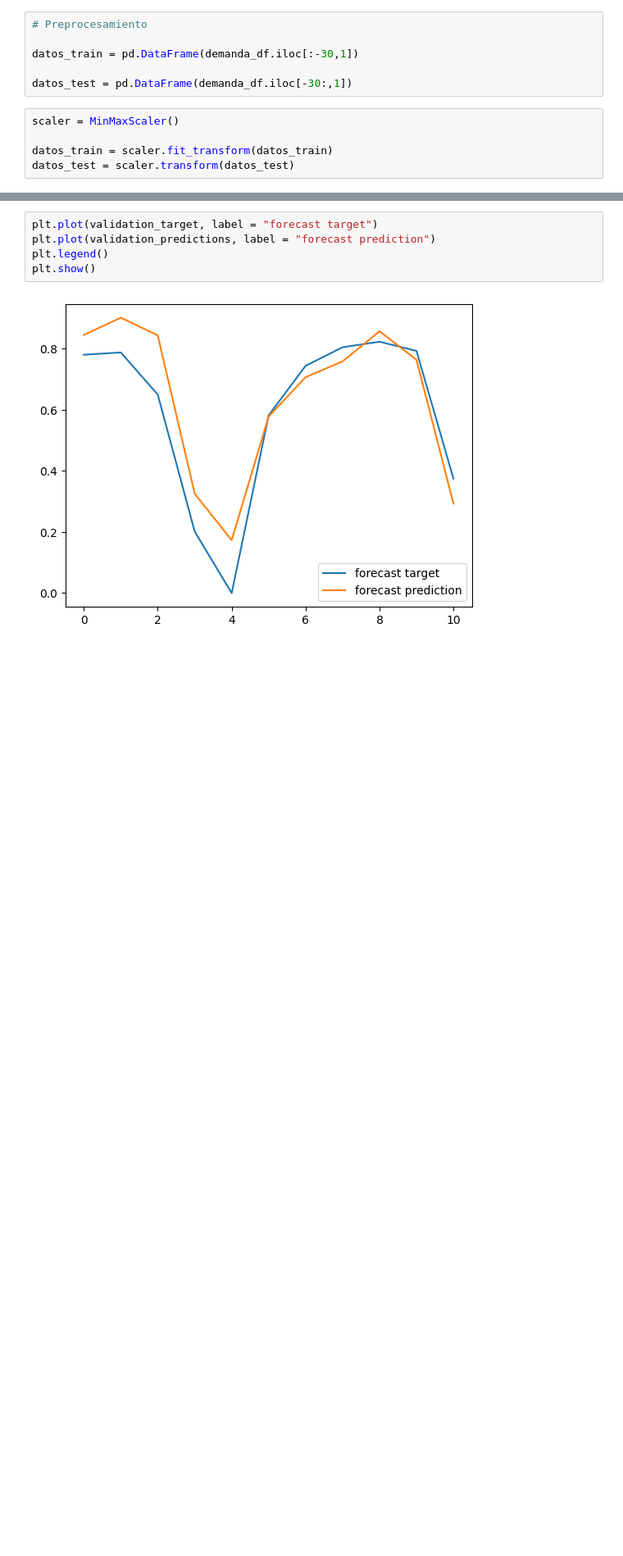
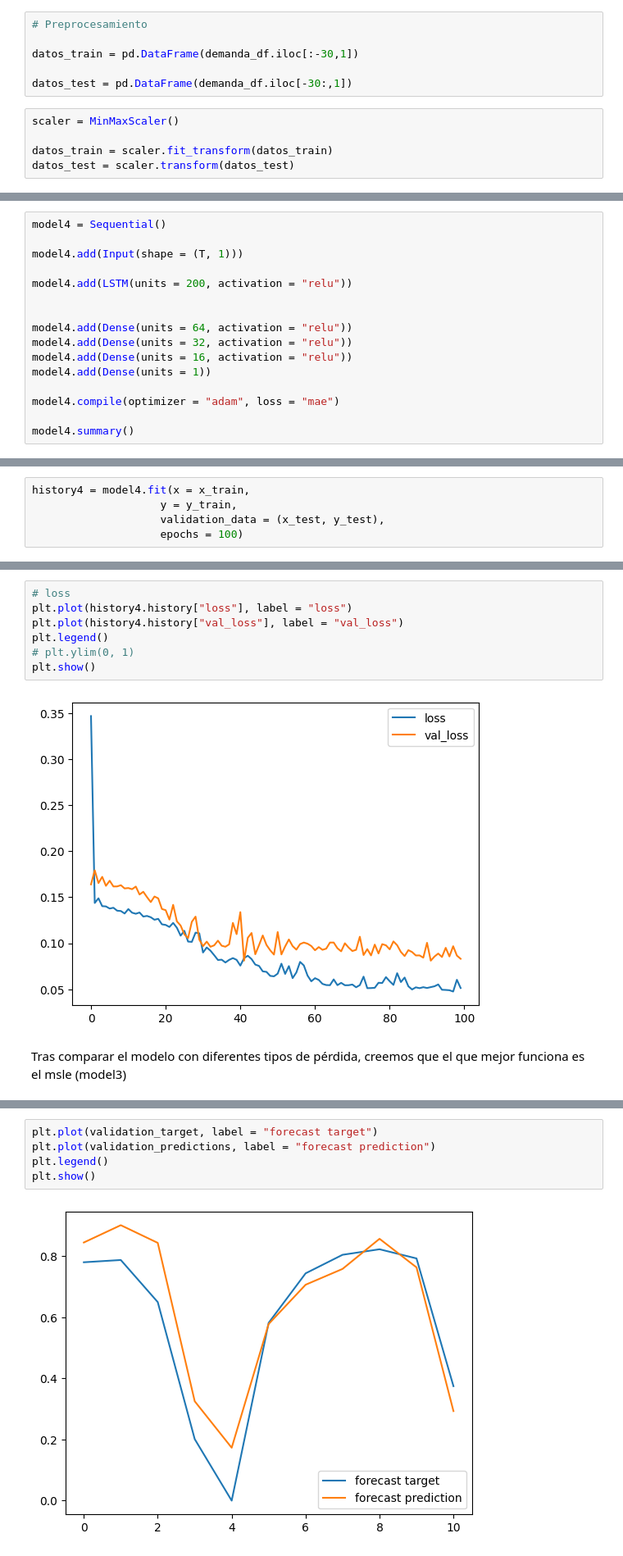
Before and after one commit to AcostaJoaquin/PFB-Grupo-B, a Jupyter notebook: notebooks/ML/demanda_ml.ipynb, the cells around one changed output, grey strips where cells are left out. Shown at 82% size. Cells and saved outputs as stored; diff of their text form; blank space fills up the shorter version.

```diff
--- a/notebooks/ML/demanda_ml.ipynb
+++ b/notebooks/ML/demanda_ml.ipynb
@@ -220,0 +356,16 @@ plt.show()
+# %%
+model4 = Sequential()
+
+model4.add(Input(shape = (T, 1)))
+
+model4.add(LSTM(units = 200, activation = "relu"))
+
+
+model4.add(Dense(units = 64, activation = "relu"))
+model4.add(Dense(units = 32, activation = "relu"))
+model4.add(Dense(units = 16, activation = "relu"))
+model4.add(Dense(units = 1))
+
+model4.compile(optimizer = "adam", loss = "mae")
+
+model4.summary()
@@ -220,0 +390,5 @@ plt.show()
+# %%
+history4 = model4.fit(x = x_train,
+                    y = y_train,
+                    validation_data = (x_test, y_test),
+                    epochs = 100)
@@ -220,0 +413,11 @@ plt.show()
+# %%
+# loss
+plt.plot(history4.history["loss"], label = "loss")
+plt.plot(history4.history["val_loss"], label = "val_loss")
+plt.legend()
+# plt.ylim(0, 1)
+plt.show()
+# %% [output]
+[figure, added]
+# %% [markdown]
+Tras comparar el modelo con diferentes tipos de pérdida, creemos que el que mejor funciona es el msle (model3)
```
Also changed, not shown: parts of 21 cells of this notebook, 1 other file.
